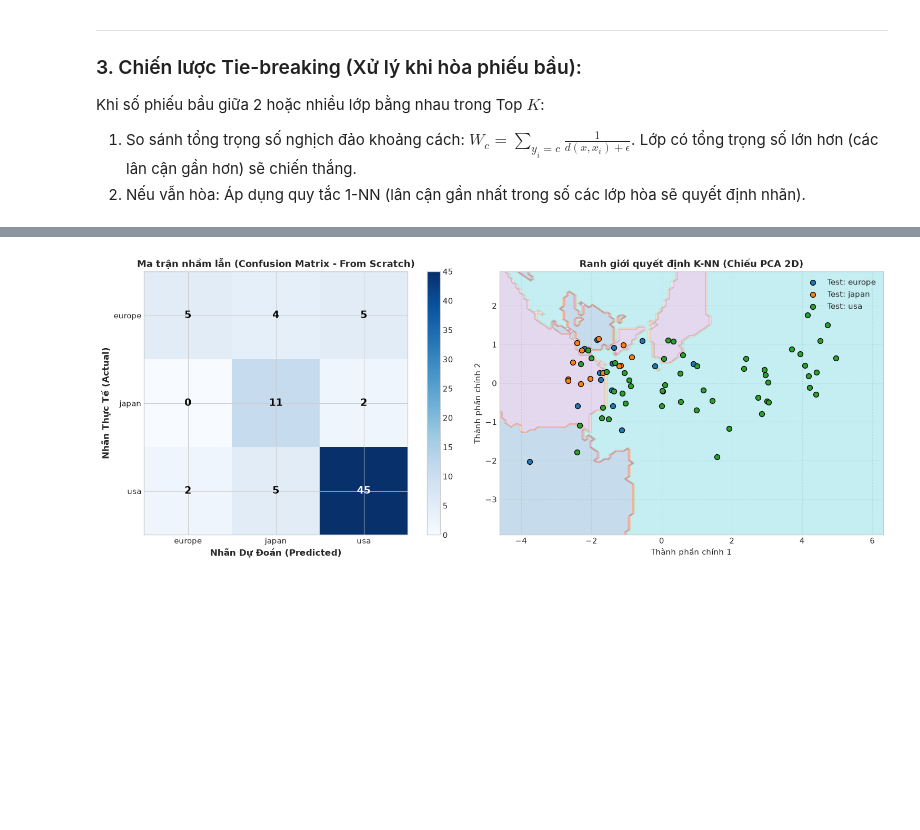
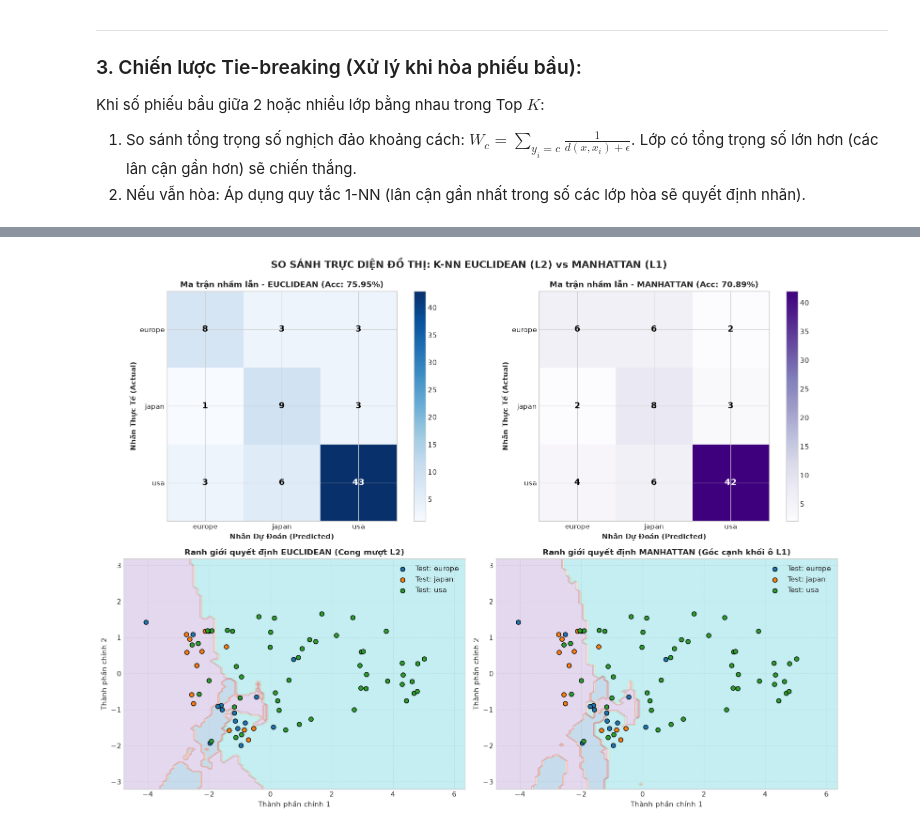
Before and after one commit to LuanNguyen23T/Machine_Learning_PCT, a Jupyter notebook: Midterm/Review/C2_KNN.ipynb, the cells around one changed output, grey strips where cells are left out. Saved outputs shown, nothing was run; the diff lists cells and outputs as text; code cells hidden in the pictures; blank space fills up the shorter version.

```diff
--- a/Midterm/Review/C2_KNN.ipynb
+++ b/Midterm/Review/C2_KNN.ipynb
@@ -21,6 +25,6 @@ pd.set_option('display.max_columns', 20)
 # %%
 # ==============================================================================
-# ⚙️ KHỐI CẤU HÌNH DATASET & THAM SỐ (CHỈ CẦN SỬA Ở ĐÂY KHI ĐỔI DATASET)
+# ⚙️ KHỐI CẤU HÌNH DATASET & THAM SỐ
 # ==============================================================================
 
 # 1. Đường dẫn file CSV
@@ -28,8 +32,8 @@ DATA_PATH = 'dataset/Sampledata/mpg.csv'
 if not os.path.exists(DATA_PATH):
     DATA_PATH = 'Midterm/Review/dataset/Sampledata/mpg.csv'
 
-# 2. Danh sách đặc trưng số (Để None để TỰ ĐỘNG LẤY TẤT CẢ các cột số trong dataset)
-FEATURE_COLS = ['mpg', 'cylinders', 'displacement', 'horsepower', 'weight', 'acceleration']
+# 2. Danh sách đặc trưng số
+FEATURE_COLS = None
 
 # 3. Tên cột mục tiêu cần phân lớp (Target Column)
 TARGET_COL = 'origin'
@@ -417,53 +528,80 @@ Macro Average F1-Score: 0.6694
 # %%
-fig, axes = plt.subplots(1, 2, figsize=(16, 6))
+fig, axes = plt.subplots(2, 2, figsize=(16, 12))
 
-# Heatmap Confusion Matrix
-im = axes[0].imshow(conf_matrix, cmap='Blues', interpolation='nearest')
-plt.colorbar(im, ax=axes[0])
-axes[0].set_xticks(range(n_cls))
-axes[0].set_yticks(range(n_cls))
-axes[0].set_xticklabels(classes, fontsize=11)
-axes[0].set_yticklabels(classes, fontsize=11)
-axes[0].set_xlabel('Nhãn Dự Đoán (Predicted)', fontsize=12, fontweight='bold')
-axes[0].set_ylabel('Nhãn Thực Tế (Actual)', fontsize=12, fontweight='bold')
-axes[0].set_title('Ma trận nhầm lẫn (Confusion Matrix - From Scratch)', fontsize=13, fontweight='bold')
-
+# 1. Heatmap Confusion Matrix - Euclidean
+im0 = axes[0, 0].imshow(conf_euc, cmap='Blues', interpolation='nearest')
+plt.colorbar(im0, ax=axes[0, 0])
+axes[0, 0].set_xticks(range(n_cls))
+axes[0, 0].set_yticks(range(n_cls))
+axes[0, 0].set_xticklabels(classes, fontsize=11)
+axes[0, 0].set_yticklabels(classes, fontsize=11)
+axes[0, 0].set_xlabel('Nhãn Dự Đoán (Predicted)', fontsize=11, fontweight='bold')
+axes[0, 0].set_ylabel('Nhãn Thực Tế (Actual)', fontsize=11, fontweight='bold')
+axes[0, 0].set_title(f'Ma trận nhầm lẫn - EUCLIDEAN (Acc: {acc_euc:.2%})', fontsize=12, fontweight='bold')
 for i in range(n_cls):
     for j in range(n_cls):
-        val = conf_matrix[i, j]
-        color = 'white' if val > np.max(conf_matrix) / 2 else 'black'
-        axes[0].text(j, i, str(val), ha='center', va='center', color=color, fontsize=14, fontweight='bold')
+        axes[0, 0].text(j, i, str(conf_euc[i, j]), ha='center', va='center',
+                        color='white' if conf_euc[i, j] > np.max(conf_euc)/2 else 'black', fontsize=13, fontweight='bold')
 
-# Decision Boundary trên PCA 2D
+# 2. Heatmap Confusion Matrix - Manhattan
+im1 = axes[0, 1].imshow(conf_manh, cmap='Purples', interpolation='nearest')
+plt.colorbar(im1, ax=axes[0, 1])
+axes[0, 1].set_xticks(range(n_cls))
+axes[0, 1].set_yticks(range(n_cls))
+axes[0, 1].set_xticklabels(classes, fontsize=11)
+axes[0, 1].set_yticklabels(classes, fontsize=11)
+axes[0, 1].set_xlabel('Nhãn Dự Đoán (Predicted)', fontsize=11, fontweight='bold')
+axes[0, 1].set_ylabel('Nhãn Thực Tế (Actual)', fontsize=11, fontweight='bold')
+axes[0, 1].set_title(f'Ma trận nhầm lẫn - MANHATTAN (Acc: {acc_manh:.2%})', fontsize=12, fontweight='bold')
+for i in range(n_cls):
+    for j in range(n_cls):
+        axes[0, 1].text(j, i, str(conf_manh[i, j]), ha='center', va='center',
+                        color='white' if conf_manh[i, j] > np.max(conf_manh)/2 else 'black', fontsize=13, fontweight='bold')
+
+# Chiếu PCA 2D để vẽ ranh giới quyết định
 cov_mat = np.cov(X_train, rowvar=False)
 eig_vals, eig_vecs = np.linalg.eigh(cov_mat)
 W_2d = eig_vecs[:, np.argsort(eig_vals)[::-1][:2]]
 
 X_tr_2d = np.dot(X_train, W_2d)
 X_te_2d = np.dot(X_test, W_2d)
 
 x_min, x_max = X_tr_2d[:, 0].min() - 1, X_tr_2d[:, 0].max() + 1
 y_min, y_max = X_tr_2d[:, 1].min() - 1, X_tr_2d[:, 1].max() + 1
 xx, yy = np.meshgrid(np.linspace(x_min, x_max, 100), np.linspace(y_min, y_max, 100))
 grid_points = np.c_[xx.ravel(), yy.ravel()]
-grid_6d = np.dot(grid_points, W_2d.T)
-grid_preds = knn_model.predict(grid_6d).reshape(xx.shape)
+grid_nd = np.dot(grid_points, W_2d.T)
 
-axes[1].contourf(xx, yy, grid_preds, alpha=0.25, cmap='tab10')
+grid_preds_euc = knn_euc.predict(grid_nd).reshape(xx.shape)
+grid_preds_manh = knn_manh.predict(grid_nd).reshape(xx.shape)
 cmap = plt.get_cmap('tab10')
+
+# 3. Ranh giới quyết định - Euclidean
+axes[1, 0].contourf(xx, yy, grid_preds_euc, alpha=0.25, cmap='tab10')
 for c in range(n_cls):
     mask = (y_test == c)
-    axes[1].scatter(X_te_2d[mask, 0], X_te_2d[mask, 1], color=cmap(c), label=f"Test: {classes[c]}", edgecolors='black', s=50)
+    axes[1, 0].scatter(X_te_2d[mask, 0], X_te_2d[mask, 1], color=cmap(c), label=f"Test: {classes[c]}", edgecolors='black', s=45)
+axes[1, 0].set_title('Ranh giới quyết định EUCLIDEAN (Cong mượt L2)', fontsize=12, fontweight='bold')
+axes[1, 0].set_xlabel('Thành phần chính 1')
+axes[1, 0].set_ylabel('Thành phần chính 2')
+axes[1, 0].legend(loc='best')
+axes[1, 0].grid(True, linestyle=':', alpha=0.6)
 
-axes[1].set_title('Ranh giới quyết định K-NN (Chiếu PCA 2D)', fontsize=13, fontweight='bold')
-axes[1].set_xlabel('Thành phần chính 1')
-axes[1].set_ylabel('Thành phần chính 2')
-axes[1].legend(loc='best')
-axes[1].grid(True, linestyle=':', alpha=0.6)
+# 4. Ranh giới quyết định - Manhattan
+axes[1, 1].contourf(xx, yy, grid_preds_manh, alpha=0.25, cmap='tab10')
+for c in range(n_cls):
+    mask = (y_test == c)
+    axes[1, 1].scatter(X_te_2d[mask, 0], X_te_2d[mask, 1], color=cmap(c), label=f"Test: {classes[c]}", edgecolors='black', s=45)
+axes[1, 1].set_title('Ranh giới quyết định MANHATTAN (Góc cạnh khối ô L1)', fontsize=12, fontweight='bold')
+axes[1, 1].set_xlabel('Thành phần chính 1')
+axes[1, 1].set_ylabel('Thành phần chính 2')
+axes[1, 1].legend(loc='best')
+axes[1, 1].grid(True, linestyle=':', alpha=0.6)
 
+plt.suptitle("SO SÁNH TRỰC DIỆN ĐỒ THỊ: K-NN EUCLIDEAN (L2) vs MANHATTAN (L1)", fontsize=15, fontweight='bold', y=0.99)
 plt.tight_layout()
 plt.show()
 # %% [output]
-[figure, old version]
+[figure, new version]
 # %%
 from sklearn.neighbors import KNeighborsClassifier
```
Also changed, not shown: parts of 11 cells of this notebook, 3 other files.
